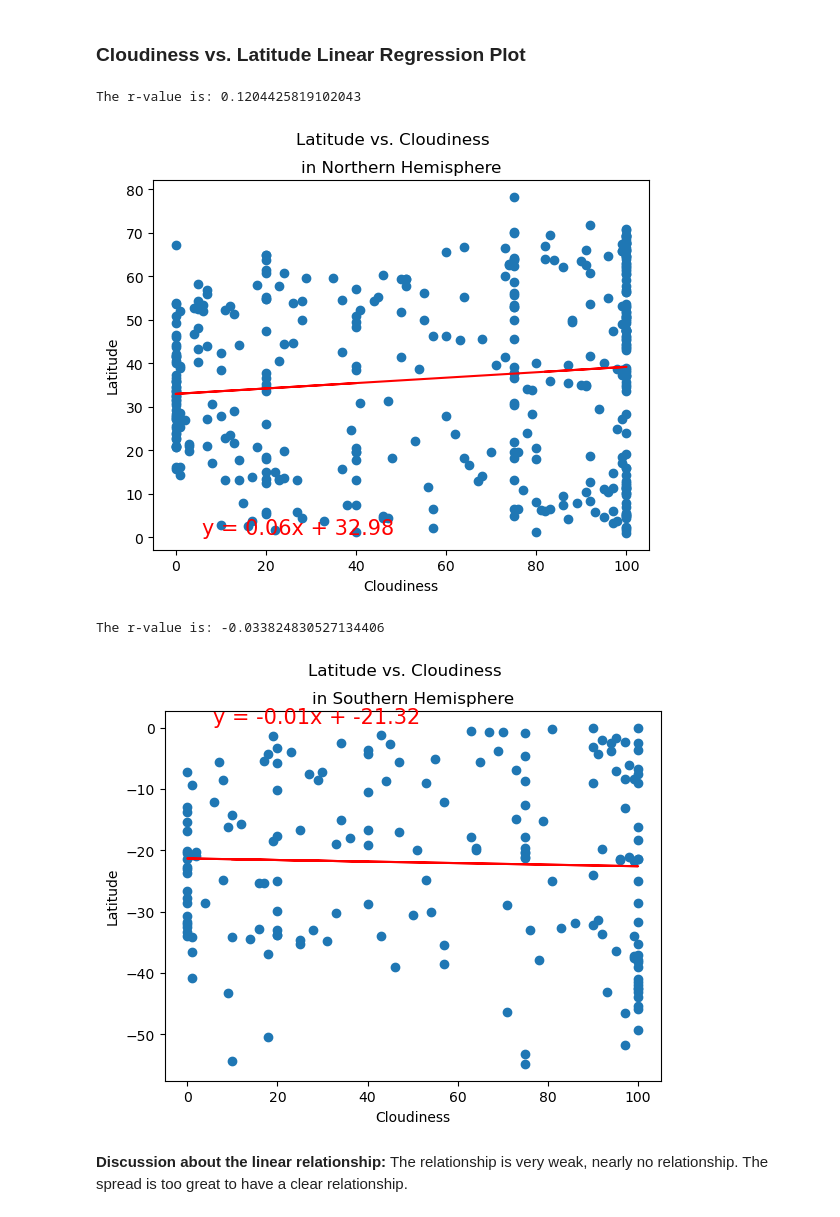
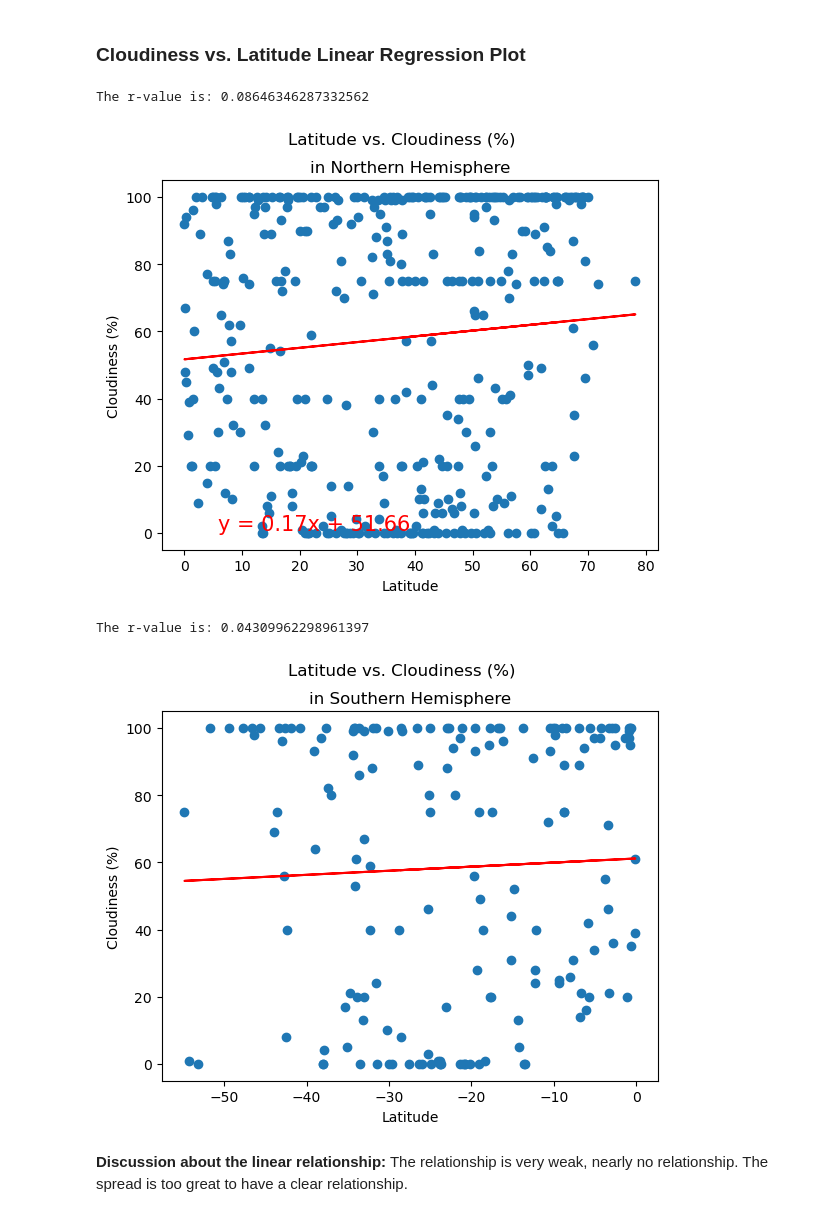
Before and after one commit to amonnerie/python-api-challenge, a Jupyter notebook: WeatherPy/WeatherPy.ipynb, the cells around one changed output. Saved outputs shown, nothing was run; the diff lists cells and outputs as text; code cells hidden in the pictures.

```diff
--- a/WeatherPy/WeatherPy.ipynb
+++ b/WeatherPy/WeatherPy.ipynb
@@ -357,28 +357,28 @@ The r-value is: 0.21276661055346596
 ### Cloudiness vs. Latitude Linear Regression Plot
 # %%
 # Northern Hemisphere
-plt.scatter(northern_hemi_df['Cloudiness'], northern_hemi_df['Lat'])
-regressionPlot(northern_hemi_df['Cloudiness'], northern_hemi_df['Lat'])
+plt.scatter(northern_hemi_df['Lat'], northern_hemi_df['Cloudiness'])
+regressionPlot(northern_hemi_df['Lat'], northern_hemi_df['Cloudiness'])
 plt.suptitle("Latitude vs. Cloudiness (%)")
 plt.title("in Northern Hemisphere")
-plt.xlabel("Cloudiness (%)")
-plt.ylabel("Latitude")
+plt.xlabel("Latitude")
+plt.ylabel("Cloudiness (%)")
 plt.show()
 # %% [output]
-The r-value is: 0.1204425819102043
+The r-value is: 0.08646346287332562
-[figure, old version]
+[figure, new version]
 # %%
 # Southern Hemisphere
-plt.scatter(southern_hemi_df['Cloudiness'], southern_hemi_df['Lat'])
-regressionPlot(southern_hemi_df['Cloudiness'], southern_hemi_df['Lat'])
+plt.scatter(southern_hemi_df['Lat'], southern_hemi_df['Cloudiness'])
+regressionPlot(southern_hemi_df['Lat'], southern_hemi_df['Cloudiness'])
 plt.suptitle("Latitude vs. Cloudiness (%)")
 plt.title("in Southern Hemisphere")
-plt.xlabel("Cloudiness (%)")
-plt.ylabel("Latitude")
+plt.xlabel("Latitude")
+plt.ylabel("Cloudiness (%)")
 plt.show()
 # %% [output]
-The r-value is: -0.033824830527134406
+The r-value is: 0.04309962298961397
-[figure, old version]
+[figure, new version]
 # %% [markdown]
 **Discussion about the linear relationship:** The relationship is very weak, nearly no relationship. The spread is too great to have a clear relationship.
 # %% [markdown]
```
Also changed, not shown: parts of 16 cells of this notebook.
